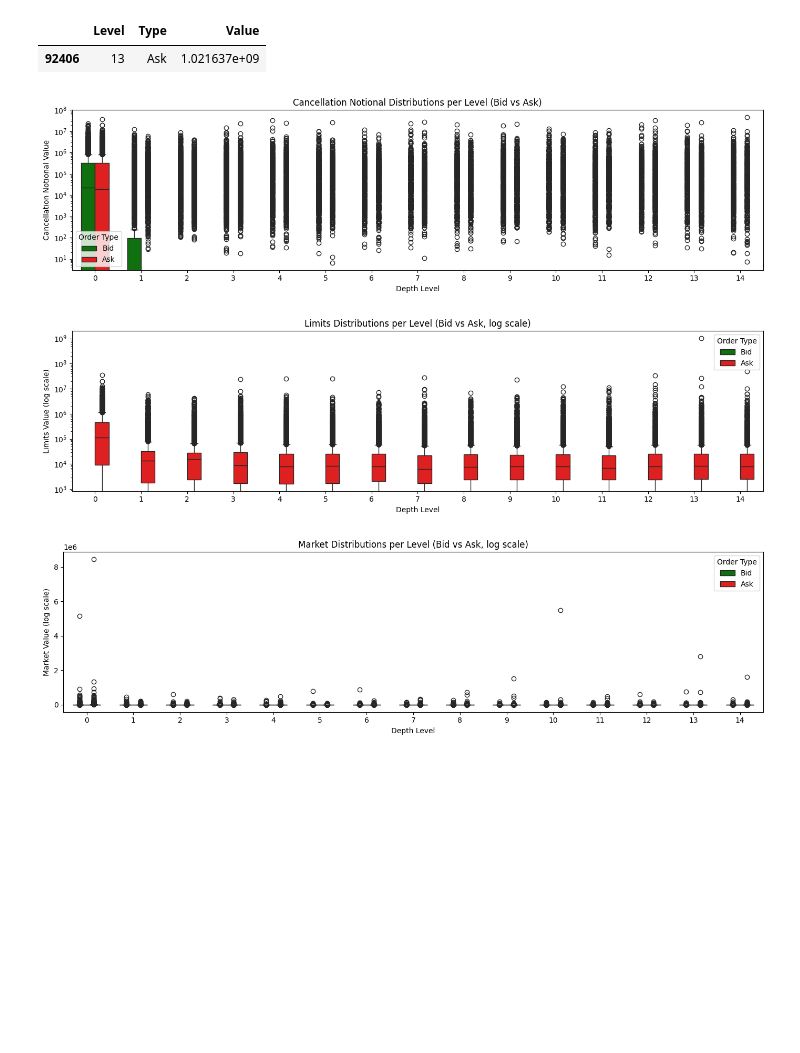
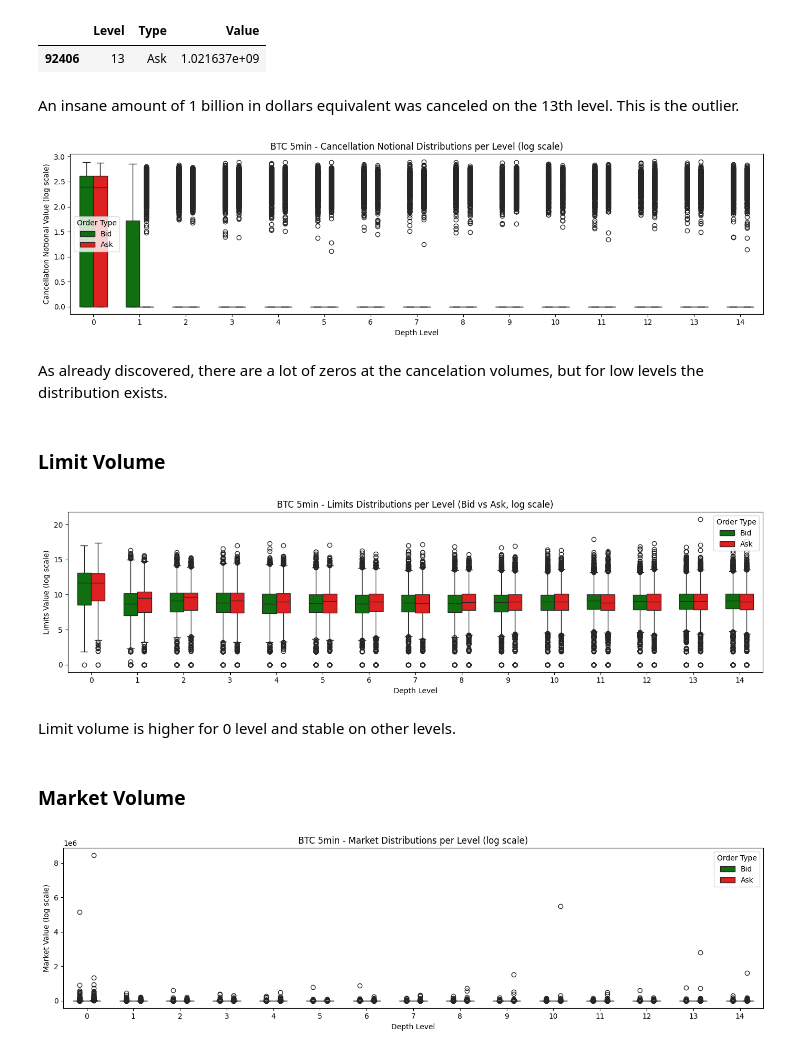
Before and after one commit to vitalii-novikov/Graph_Neural_Network_for_Market_Microstructure, a Jupyter notebook: EDA_notebooks/EDA_BTC_5min.ipynb, the cells around one changed output. Cells and saved outputs as stored; diff of their text form; code cells hidden in the pictures; blank space fills up the shorter version.

```diff
--- a/EDA_BTC_5min.ipynb
+++ b/EDA_notebooks/EDA_BTC_5min.ipynb
@@ -294,11 +294,17 @@ fig, axs = plt.subplots(2, 2, figsize=(12, 8))
 axs = axs.flatten()
 
 for i, f in enumerate(features_to_plot):
-    sns.histplot(df[f], bins=50, ax=axs[i], kde=True, color='steelblue')
-    if i>=1:
+    if i==1:
+        sns.histplot(df[f], bins=50, ax=axs[i], kde=True, color='steelblue')
         axs[i].set_xlim(right=axs[i].get_xlim()[1]*0.25)
         axs[i].set_title(f'Distribution of {f} (zoomed X-axis to 25% of left side)')
-    else:
+    elif i==2 or i==3:
+        axs[i].set_xlim(right=8*1e6)
+        axs[i].set_title(f'Distribution of {f} (zoomed X-axis)')
+        bins = np.linspace(0, axs[i].get_xlim()[1], 50)
+        sns.histplot(df[f], bins=bins, ax=axs[i], kde=True, color='steelblue')
+    elif i==0:
+        sns.histplot(df[f], bins=50, ax=axs[i], kde=True, color='steelblue')
         axs[i].set_title(f'Distribution of {f}')
 plt.tight_layout()
 plt.show()
@@ -518,8 +514,11 @@ df_box_all[df_box_all['Value'] >= max(df_box_all['Value']*0.30)]
 # %% [output]
 |  | Level | Type | Value |
 | 92406 | 13 | Ask | 1.021637e+09 |
+# %% [markdown]
+An insane amount of 1 billion in dollars equivalent was canceled on the 13th level. This is the outlier.
 # %%
-df_box_all= df_box_all[df_box_all['Value'] < max(df_box_all['Value'])]
+df_box_all= df_box_all[df_box_all['Value'] < max(df_box_all['Value'])] # remove outlier
+df_box_all['Value'] = np.log1p(df_box_all['Value']) # log scale
 
 plt.figure(figsize=(14, 4))
 sns.boxplot(
@@ -531,47 +530,55 @@ sns.boxplot(
     width=0.6
 )
 
-plt.yscale('log')
-plt.title('Cancellation Notional Distributions per Level (Bid vs Ask)')
+#plt.yscale('log')
+plt.title(f'{asset} {freq} - Cancellation Notional Distributions per Level (log scale)')
 plt.xlabel('Depth Level')
-plt.ylabel('Cancellation Notional Value')
+plt.ylabel('Cancellation Notional Value (log scale)')
 plt.legend(title='Order Type')
 plt.tight_layout()
 plt.show()
 # %% [output]
-[figure, old version]
+[figure, new version]
+# %% [markdown]
+As already discovered, there are a lot of zeros at the cancelation volumes, but for low levels the distribution exists.
+# %% [markdown]
+### Limit Volume
 # %%
 levels = range(15)
 data = []
 
 for i in levels:
     data.append(pd.DataFrame({
         'Level': [i] * len(df) * 2,
         'Type': ['Bid'] * len(df) + ['Ask'] * len(df),
-        'Value': pd.concat([df[f'bids_limit_notional_{i}']*(-1), df[f'asks_limit_notional_{i}']], ignore_index=True)
+        'Value': pd.concat([df[f'bids_limit_notional_{i}'], df[f'asks_limit_notional_{i}']], ignore_index=True)
     }))
 
 df_box_all = pd.concat(data, ignore_index=True)
+df_box_all['Value'] = np.log1p(df_box_all['Value']) # log scale
 
 plt.figure(figsize=(14, 4))
 sns.boxplot(
     data=df_box_all,
     x='Level',
     y='Value',
     hue='Type',
     palette={'Bid': 'green', 'Ask': 'red'},
     width=0.6
 )
-
-plt.yscale('log')
-plt.title('Limits Distributions per Level (Bid vs Ask, log scale)')
+#plt.yscale('log')
+plt.title(f'{asset} {freq} - Limits Distributions per Level (Bid vs Ask, log scale)')
 plt.xlabel('Depth Level')
 plt.ylabel('Limits Value (log scale)')
 plt.legend(title='Order Type')
 plt.tight_layout()
 plt.show()
 # %% [output]
-[figure, old version]
+[figure, new version]
+# %% [markdown]
+Limit volume is higher for 0 level and stable on other levels.
+# %% [markdown]
+### Market Volume
 # %%
 levels = range(15)
 data = []
```
Also changed, not shown: parts of 12 cells of this notebook, 10 other files.
